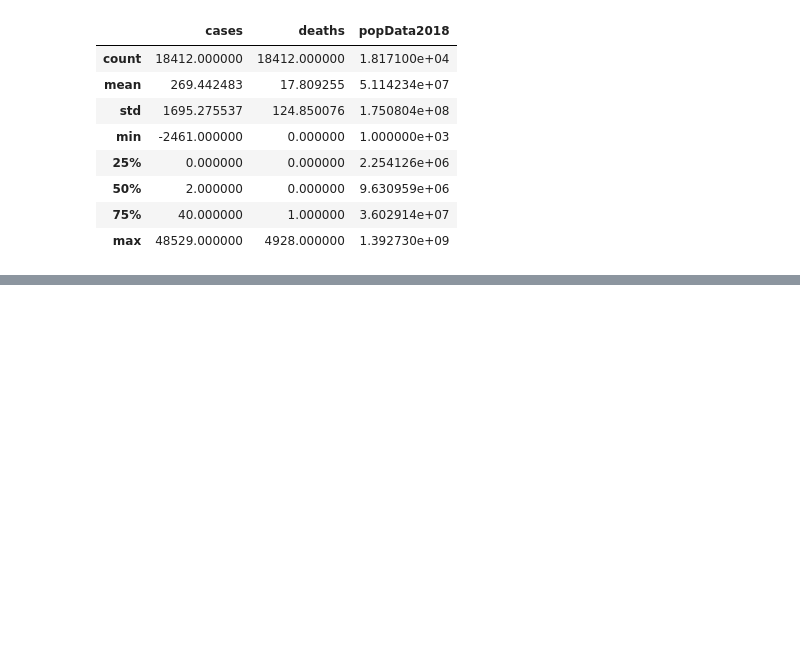
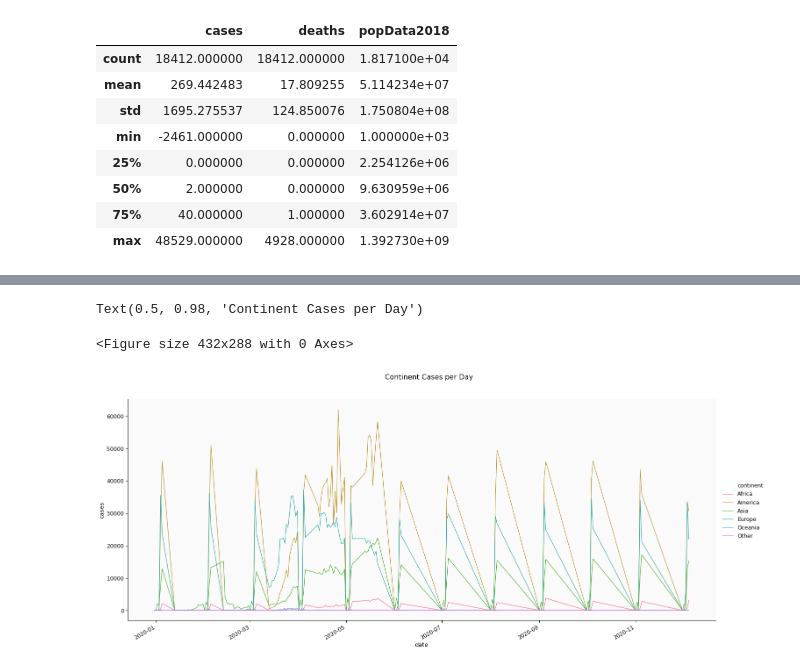
Before and after one commit to cardox6/cc19, a Jupyter notebook: notebook/cc19.v2.ipynb, the cells around one changed output, grey strips where cells are left out. Drawn from its saved outputs; the diff is of its cells as text; code cells hidden in the pictures; blank space fills up the shorter version.

```diff
--- a/notebook/cc19.v2.ipynb
+++ b/notebook/cc19.v2.ipynb
@@ -161,0 +128,17 @@ SyntaxError: invalid syntax (<ipython-input-307-e35da2758759>, line 20)
+# %%
+df_cases = df.groupby(['date', 'continent'])[['cases', 'deaths']].sum().reset_index()
+#print(df_cases)
+
+# Show continent cases per day
+
+plt.tight_layout()
+g = sns.relplot(x='date', y='cases', hue='continent', kind='line', height=10, aspect=2, data=df_cases)
+g.fig.autofmt_xdate()
+
+# Set Title, distance from top
+plt.subplots_adjust(top=0.9)
+g.fig.suptitle('Continent Cases per Day')
+# %% [output]
+Text(0.5, 0.98, 'Continent Cases per Day')
+<Figure size 432x288 with 0 Axes>
+[figure, added]
```
Also changed, not shown: parts of 13 cells of this notebook, 2 other files.
